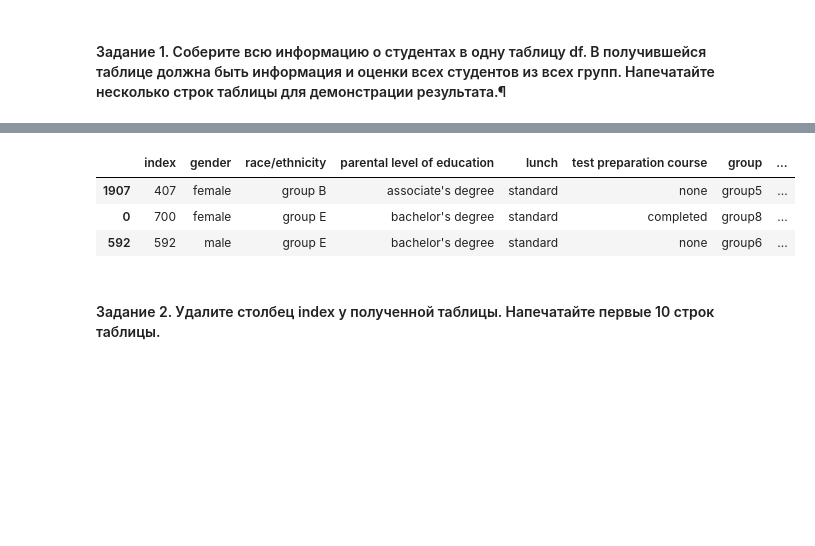
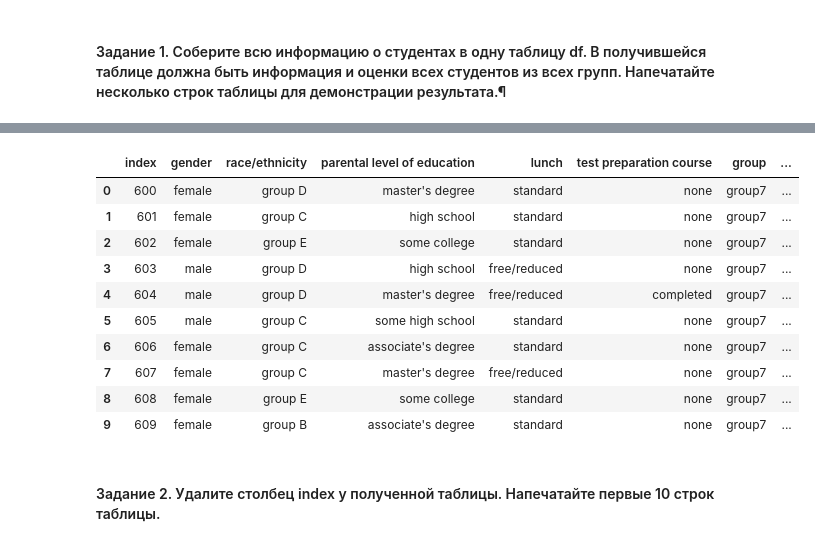
Before and after one commit to lapshinaaa/homework_machineLearning, a Jupyter notebook: hw02_pandas.ipynb, the cells around one changed output, grey strips where cells are left out. Cells and saved outputs as stored; diff of their text form; code cells hidden in the pictures; blank space fills up the shorter version.

```diff
--- a/hw02_pandas.ipynb
+++ b/hw02_pandas.ipynb
@@ -41,19 +41,30 @@ Saving to: ‘Data.zip.1’
   inflating: Data/Students_marks_7.csv
   inflating: Data/Students_marks_8.csv
   inflating: Data/Students_marks_9.csv
-# %%
-import os
-
-#os.chdir('Data')  already changed the directory, so there's no need to do it again
-files = [file for file in os.listdir()]  # creating a list with all the files to concatenate
-df = pd.concat(map(pd.read_csv, files), ignore_index=True)
-
-df.sample(n=3)
-# %% [output]
-|  | index | gender | race/ethnicity | parental level of education | lunch | test preparation course | group | ... |
-| 1907 | 407 | female | group B | associate's degree | standard | none | group5 | ... |
-| 0 | 700 | female | group E | bachelor's degree | standard | completed | group8 | ... |
-| 592 | 592 | male | group E | bachelor's degree | standard | none | group6 | ... |
+# %%
+import glob
+
+folder_path = 'Data/'
+file_list_info = glob.glob(folder_path + "Students_info_*.csv")
+file_list_grades = glob.glob(folder_path + "Students_marks_*.csv")
+
+df_info = pd.concat(map(pd.read_csv, file_list_info))
+df_grades = pd.concat(map(pd.read_csv, file_list_grades))
+
+df_students = df_info.merge(df_grades)
+df_students.head(10)
+# %% [output]
+|  | index | gender | race/ethnicity | parental level of education | lunch | test preparation course | group | ... |
+| 0 | 600 | female | group D | master's degree | standard | none | group7 | ... |
+| 1 | 601 | female | group C | high school | standard | none | group7 | ... |
+| 2 | 602 | female | group E | some college | standard | none | group7 | ... |
+| 3 | 603 | male | group D | high school | free/reduced | none | group7 | ... |
+| 4 | 604 | male | group D | master's degree | free/reduced | completed | group7 | ... |
+| 5 | 605 | male | group C | some high school | standard | none | group7 | ... |
+| 6 | 606 | female | group C | associate's degree | standard | none | group7 | ... |
+| 7 | 607 | female | group C | master's degree | free/reduced | none | group7 | ... |
+| 8 | 608 | female | group E | some college | standard | none | group7 | ... |
+| 9 | 609 | female | group B | associate's degree | standard | none | group7 | ... |
 # %% [markdown]
 #### Задание 2. Удалите столбец index у полученной таблицы. Напечатайте первые 10 строк таблицы.
 # %%
```
Also changed, not shown: parts of 28 cells of this notebook.
